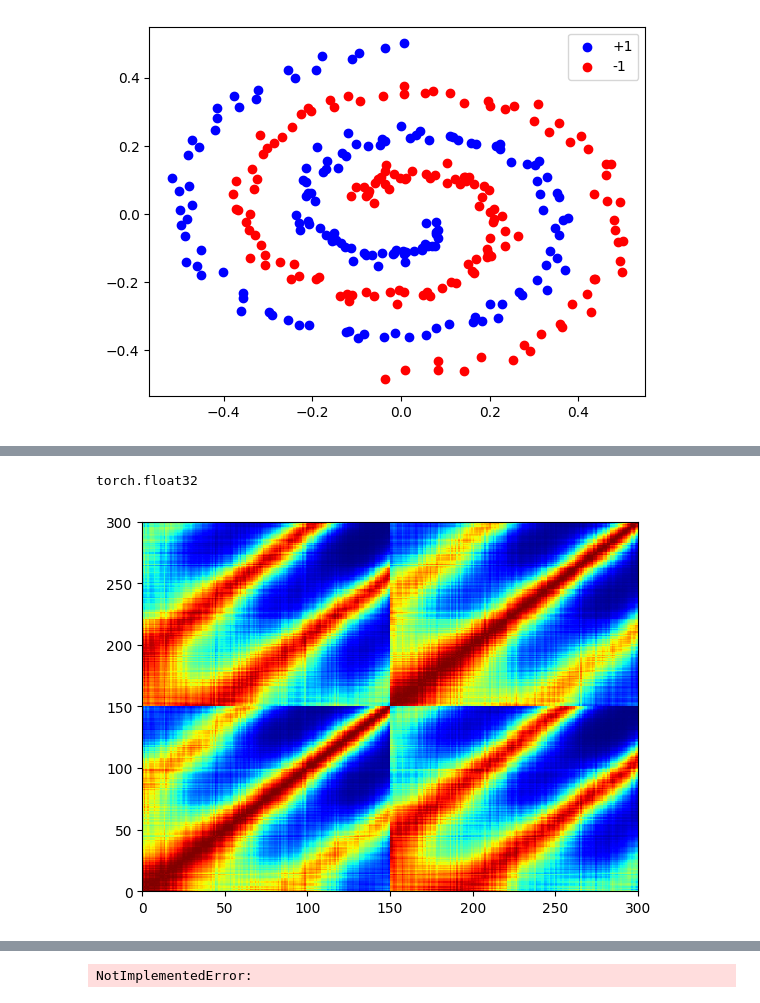
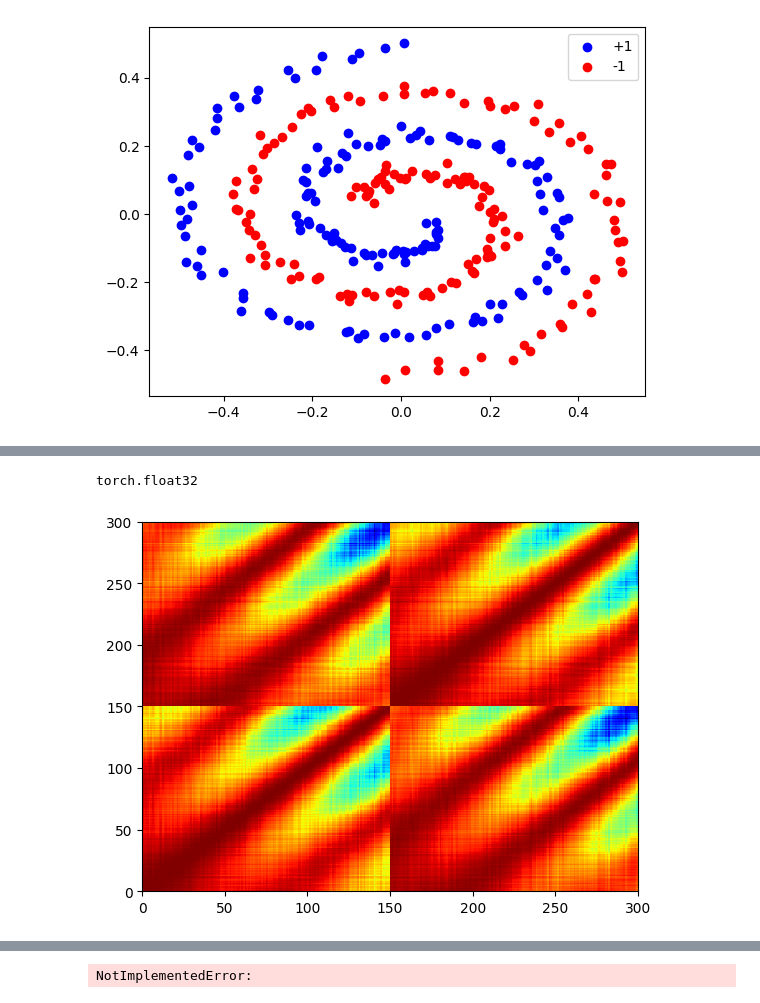
Before and after one commit to eirikbaekkelund/Applied-ML, a Jupyter notebook: cw2/cw2.ipynb, the cells around one changed output, grey strips where cells are left out. Drawn from its saved outputs; the diff is of its cells as text; code cells hidden in the pictures.

```diff
--- a/cw2/cw2.ipynb
+++ b/cw2/cw2.ipynb
@@ -220,20 +222,20 @@ def computeK(kernel_type, X, Z, kpar=0):
     if kernel_type == 'linear':
         return enforce_positive_definite(torch.matmul(X, Z.T))
     elif kernel_type == 'rbf':
-        return enforce_positive_definite(torch.exp(-kpar*torch.sum((X[:, None, :] - Z)**2, axis=-1)))
+        return torch.exp(-kpar*torch.pow(l2distance(X, Z), 2))
     else:
         return enforce_positive_definite(torch.pow(torch.matmul(X, Z.T) + 1, kpar))
 # %%
 xTr,yTr,xTe,yTe=spiraldata()
-K=computeK("rbf",xTr,xTr,kpar=5)
+K=computeK("rbf",xTr,xTr,kpar=0.05)
 print(K.dtype)
 # plot an image of the kernel matrix
 plt.figure()
 plt.pcolormesh(K, cmap='jet')
 plt.show()
 # %% [output]
 torch.float32
-[figure, old version]
+[figure, new version]
 # %%
 class KernelizedSVM(nn.Module):
     def __init__(self, n_samples, kernel_type, kpar=0.01):
```
Also changed, not shown: parts of 8 cells of this notebook, 1 other file.
